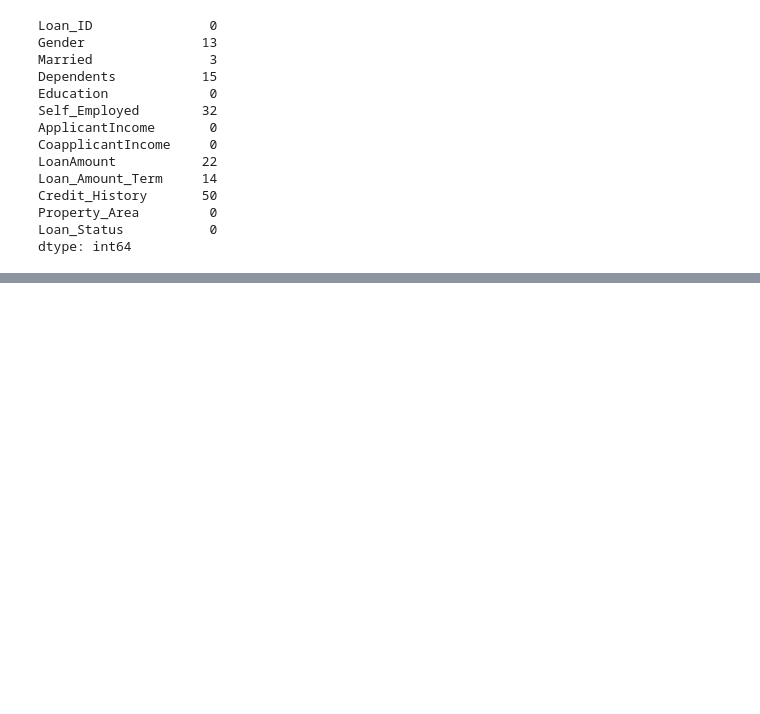
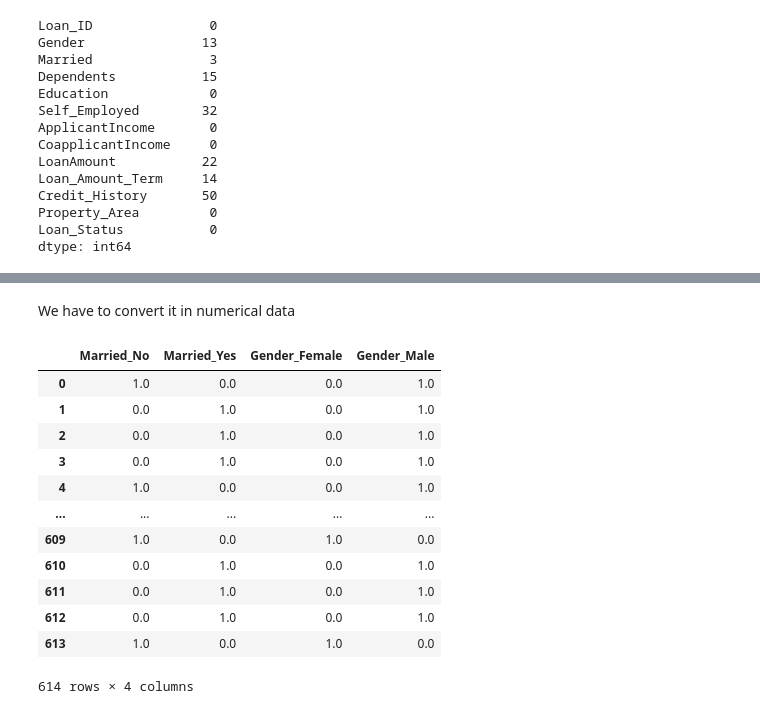
Before and after one commit to vansh1567/data-science, a Jupyter notebook: Encoding.ipynb, the cells around one changed output, grey strips where cells are left out. Drawn from its saved outputs; the diff is of its cells as text; code cells hidden in the pictures; blank space fills up the shorter version.

```diff
--- a/Encoding.ipynb
+++ b/Encoding.ipynb
@@ -71,0 +115,2 @@ Name: Married, Length: 614, dtype: str
+# %% [markdown]
+We have to convert it in numerical data
@@ -71,0 +119,19 @@ Name: Married, Length: 614, dtype: str
+# %%
+ohe = OneHotEncoder()
+ar = ohe.fit_transform(en_df).toarray()
+# %%
+pd.DataFrame(ar,columns=['Married_No', 'Married_Yes', 'Gender_Female', 'Gender_Male'])
+# %% [output]
+|  | Married_No | Married_Yes | Gender_Female | Gender_Male |
+| 0 | 1.0 | 0.0 | 0.0 | 1.0 |
+| 1 | 0.0 | 1.0 | 0.0 | 1.0 |
+| 2 | 0.0 | 1.0 | 0.0 | 1.0 |
+| 3 | 0.0 | 1.0 | 0.0 | 1.0 |
+| 4 | 1.0 | 0.0 | 0.0 | 1.0 |
+| ... | ... | ... | ... | ... |
+| 609 | 1.0 | 0.0 | 1.0 | 0.0 |
+| 610 | 0.0 | 1.0 | 0.0 | 1.0 |
+| 611 | 0.0 | 1.0 | 0.0 | 1.0 |
+| 612 | 0.0 | 1.0 | 0.0 | 1.0 |
+| 613 | 1.0 | 0.0 | 1.0 | 0.0 |
+614 rows × 4 columns
```
Also changed, not shown: parts of 10 cells of this notebook, 2 other files.
